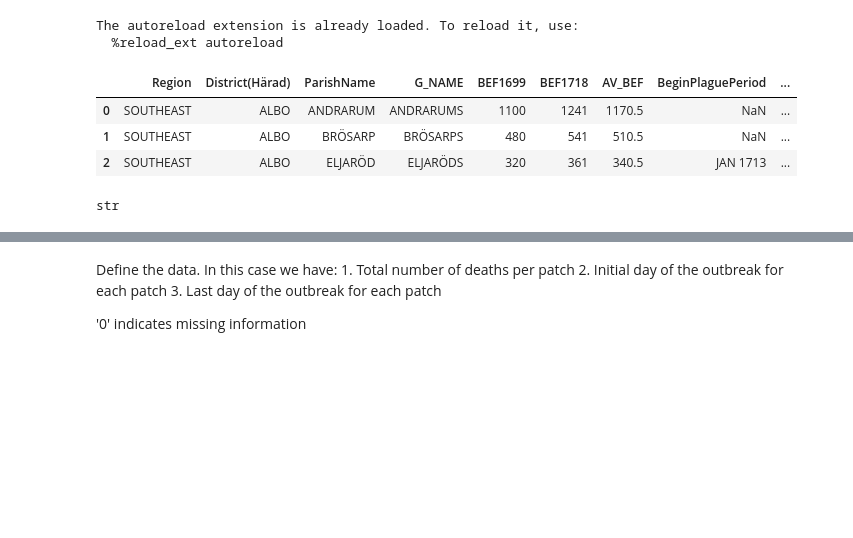
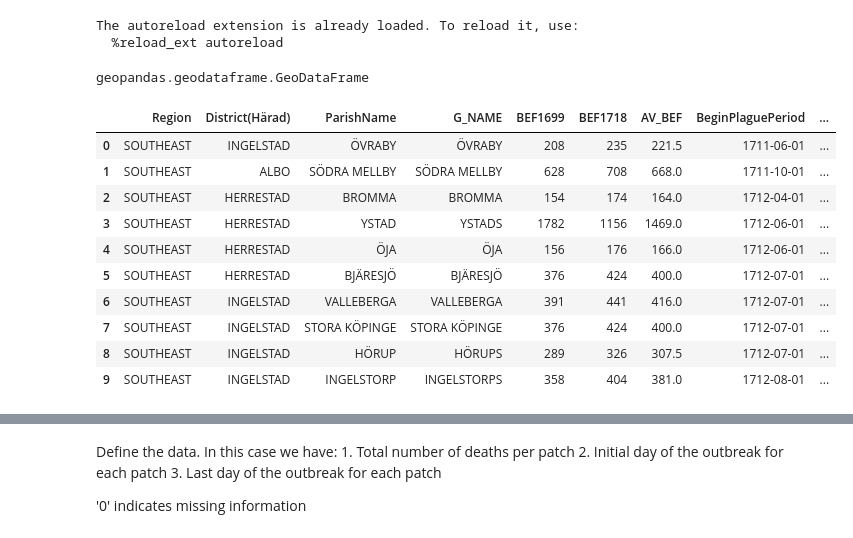
Before and after one commit to polislizarralde/PythonMathematicalModeling, a Jupyter notebook: docs/PlagueProject/FittingSeasonMetapopModelPlague.ipynb, the cells around one changed output, grey strips where cells are left out. Cells and saved outputs as stored; diff of their text form; code cells hidden in the pictures; blank space fills up the shorter version.

```diff
--- a/docs/PlagueProject/FittingSeasonMetapopModelPlague.ipynb
+++ b/docs/PlagueProject/FittingSeasonMetapopModelPlague.ipynb
@@ -11,13 +11,22 @@ The autoreload extension is already loaded. To reload it, use:
 from funct_process_data import *  # Import all functions from funct_process_data.py
 import math  # for math.isnan()
 # %%
+import pandas as pd
+import geopandas as gpd
+from shapely import wkt
+
 # Set the working directory for private files
 data_private_folder = "data/private"
 southeast_path = os.path.join(data_private_folder, 'southeastScania.csv')
 southeastScania = pd.read_csv(southeast_path, sep=',')
-southeastScania.head(3)
+
+
+# Convert WKT (Well-Known Text) geometry to Shapely geometry
+southeastScania['geometry'] = southeastScania['geometry'].apply(wkt.loads)
+
+# Create a GeoDataFrame from the DataFrame
+southeastScania = gpd.GeoDataFrame(southeastScania, geometry='geometry')
-# %% [output]
-|  | Region | District(Härad) | ParishName | G_NAME | BEF1699 | BEF1718 | AV_BEF | BeginPlaguePeriod | ... |
-| 0 | SOUTHEAST | ALBO | ANDRARUM | ANDRARUMS | 1100 | 1241 | 1170.5 | NaN | ... |
-| 1 | SOUTHEAST | ALBO | BRÖSARP | BRÖSARPS | 480 | 541 | 510.5 | NaN | ... |
-| 2 | SOUTHEAST | ALBO | ELJARÖD | ELJARÖDS | 320 | 361 | 340.5 | JAN 1713 | ... |
+# %%
+type(southeastScania)
+# %% [output]
+geopandas.geodataframe.GeoDataFrame
@@ -31,4 +48,0 @@ southeastScania.sort_values(by=['BeginPlaguePeriod'],   # Row or columns names t
-# %%
-type(southeastScania["BeginPlaguePeriod"].iloc[10])
-# %% [output]
-str
@@ -54,0 +49,14 @@ southeastScania["DaysSincePlague"] = southeastScania.apply(
+# %%
+southeastScania.head(10)
+# %% [output]
+|  | Region | District(Härad) | ParishName | G_NAME | BEF1699 | BEF1718 | AV_BEF | BeginPlaguePeriod | ... |
+| 0 | SOUTHEAST | INGELSTAD | ÖVRABY | ÖVRABY | 208 | 235 | 221.5 | 1711-06-01 | ... |
+| 1 | SOUTHEAST | ALBO | SÖDRA MELLBY | SÖDRA MELLBY | 628 | 708 | 668.0 | 1711-10-01 | ... |
+| 2 | SOUTHEAST | HERRESTAD | BROMMA | BROMMA | 154 | 174 | 164.0 | 1712-04-01 | ... |
+| 3 | SOUTHEAST | HERRESTAD | YSTAD | YSTADS | 1782 | 1156 | 1469.0 | 1712-06-01 | ... |
+| 4 | SOUTHEAST | HERRESTAD | ÖJA | ÖJA | 156 | 176 | 166.0 | 1712-06-01 | ... |
+| 5 | SOUTHEAST | HERRESTAD | BJÄRESJÖ | BJÄRESJÖ | 376 | 424 | 400.0 | 1712-07-01 | ... |
+| 6 | SOUTHEAST | INGELSTAD | VALLEBERGA | VALLEBERGA | 391 | 441 | 416.0 | 1712-07-01 | ... |
+| 7 | SOUTHEAST | INGELSTAD | STORA KÖPINGE | STORA KÖPINGE | 376 | 424 | 400.0 | 1712-07-01 | ... |
+| 8 | SOUTHEAST | INGELSTAD | HÖRUP | HÖRUPS | 289 | 326 | 307.5 | 1712-07-01 | ... |
+| 9 | SOUTHEAST | INGELSTAD | INGELSTORP | INGELSTORPS | 358 | 404 | 381.0 | 1712-08-01 | ... |
```
Also changed, not shown: parts of 16 cells of this notebook.
